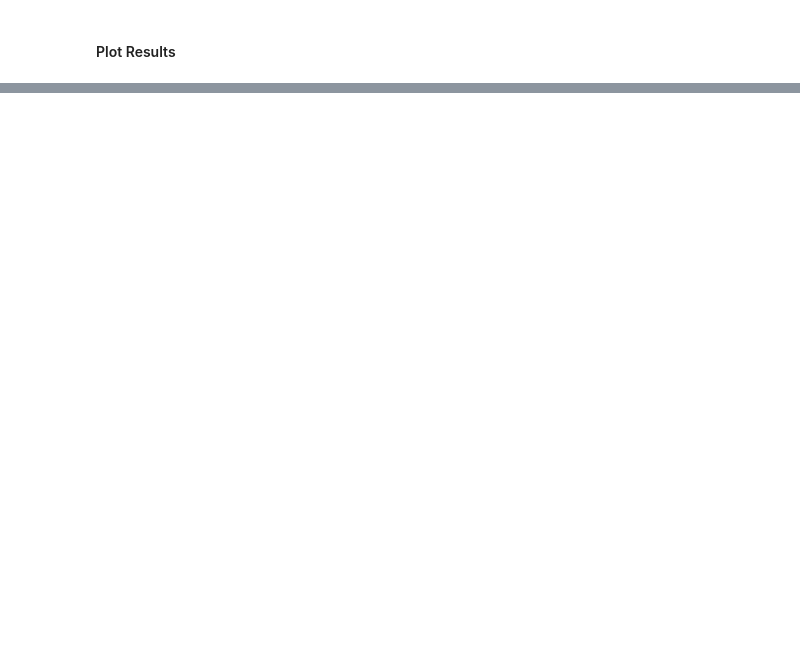
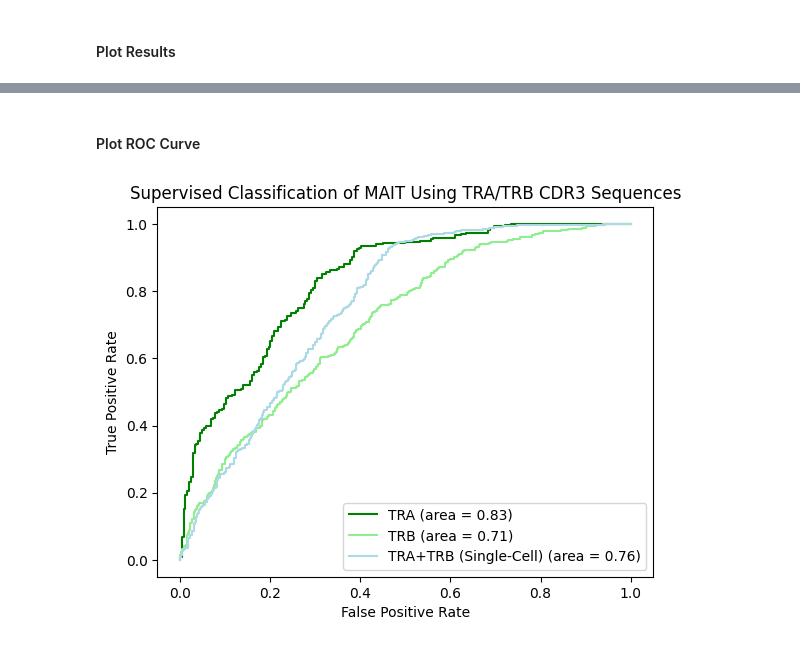
Before and after one commit to RomiGoldner/CVC, a Jupyter notebook: lab_notebooks/MAIT_classifier.ipynb, the cells around one changed output, grey strips where cells are left out. Saved outputs shown, nothing was run; the diff lists cells and outputs as text; code cells hidden in the pictures; blank space fills up the shorter version.

```diff
--- a/lab_notebooks/MAIT_classifier.ipynb
+++ b/lab_notebooks/MAIT_classifier.ipynb
@@ -51,3 +49,9 @@ load_csv = True
+# %%
+# to load the embeddings from csv
+load_csv = False
+PLOT_SC = False # true for single cell data, false for TRA/TRB
+CHAIN= 'TRA' # 'TRA' or 'TRB'
+# roc_auc_nn = {} # to save results
 # %%
 # load data, make sure to have V/J Gene of CDR3 sequence - below the data came from different datasets
 # https:/ls e/www.10xgenomics.com/resources/datasets/nsclc-tumor-tcr-enrichment-from-amplified-c-dna-1-standard-2-2-0
@@ -664,0 +754,23 @@ plt.show()
+# %% [markdown]
+#### Plot ROC Curve
+# %%
+# plot roc curve
+plt.plot(roc_auc_nn['fpr_TRA'], roc_auc_nn['tpr_TRA'], color='green',
+         label='TRA (area = %0.2f)' % roc_auc_nn["roc_auc_TRA"])
+plt.plot(roc_auc_nn['fpr_TRB'], roc_auc_nn['tpr_TRB'], color='lightgreen',
+         label='TRB (area = %0.2f)' % roc_auc_nn["roc_auc_TRB"])
+plt.plot(roc_auc_nn['fpr_SC'], roc_auc_nn['tpr_SC'], color='lightblue',
+         label='TRA+TRB (Single-Cell) (area = %0.2f)' % roc_auc_nn["roc_auc_SC"])
+# Set axis labels
+plt.xlabel('False Positive Rate')
+plt.ylabel('True Positive Rate')
+# Set title
+plt.title('Supervised Classification of MAIT Using TRA/TRB CDR3 Sequences')
+# Set plot legend
+plt.legend(loc="lower right")
+# save figure in svg format in high resolution
+plt.savefig('./plots/cvc_2.0/ROC_TRA_TRB_MAIT.svg', format='svg', dpi=1200)
+# Show plot
+plt.show()
+# %% [output]
+[figure, added]
```
Also changed, not shown: parts of 43 cells of this notebook, 5 other files.
